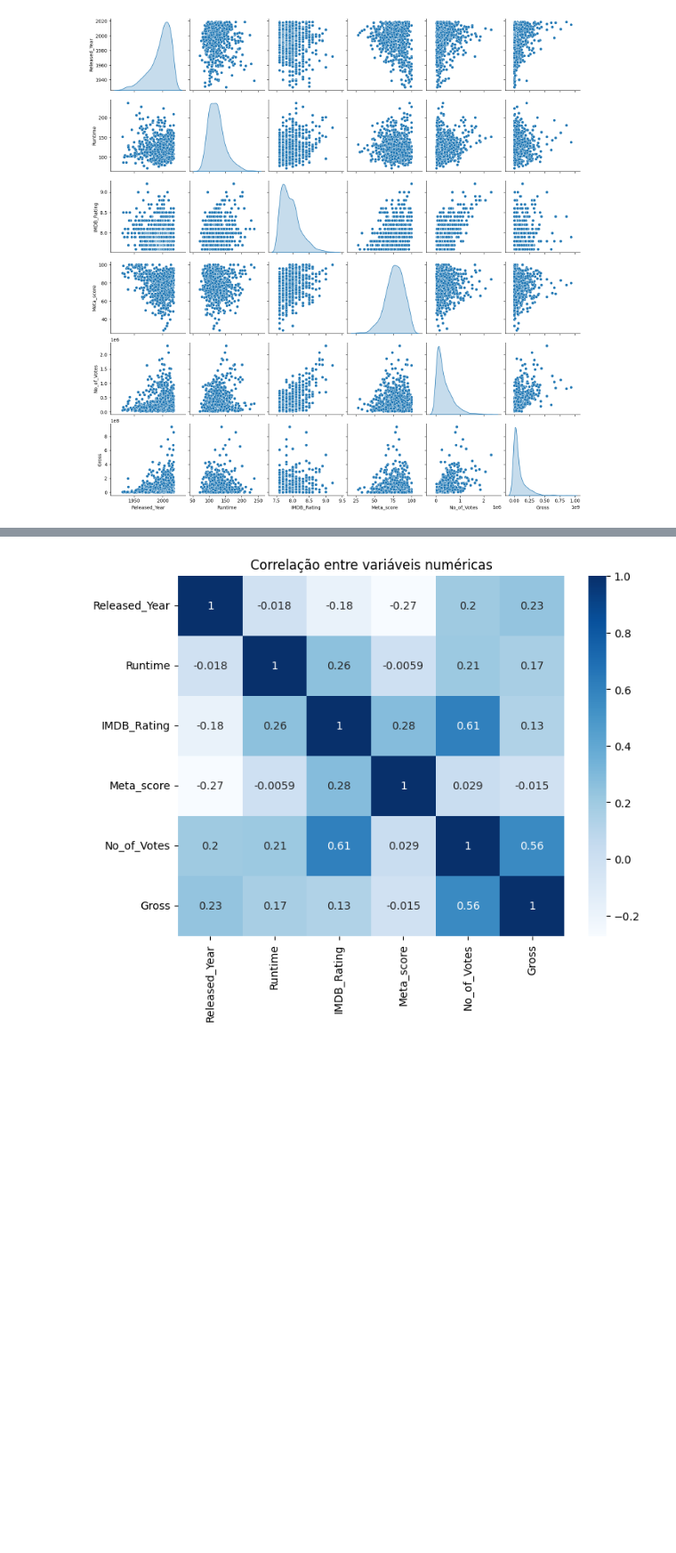
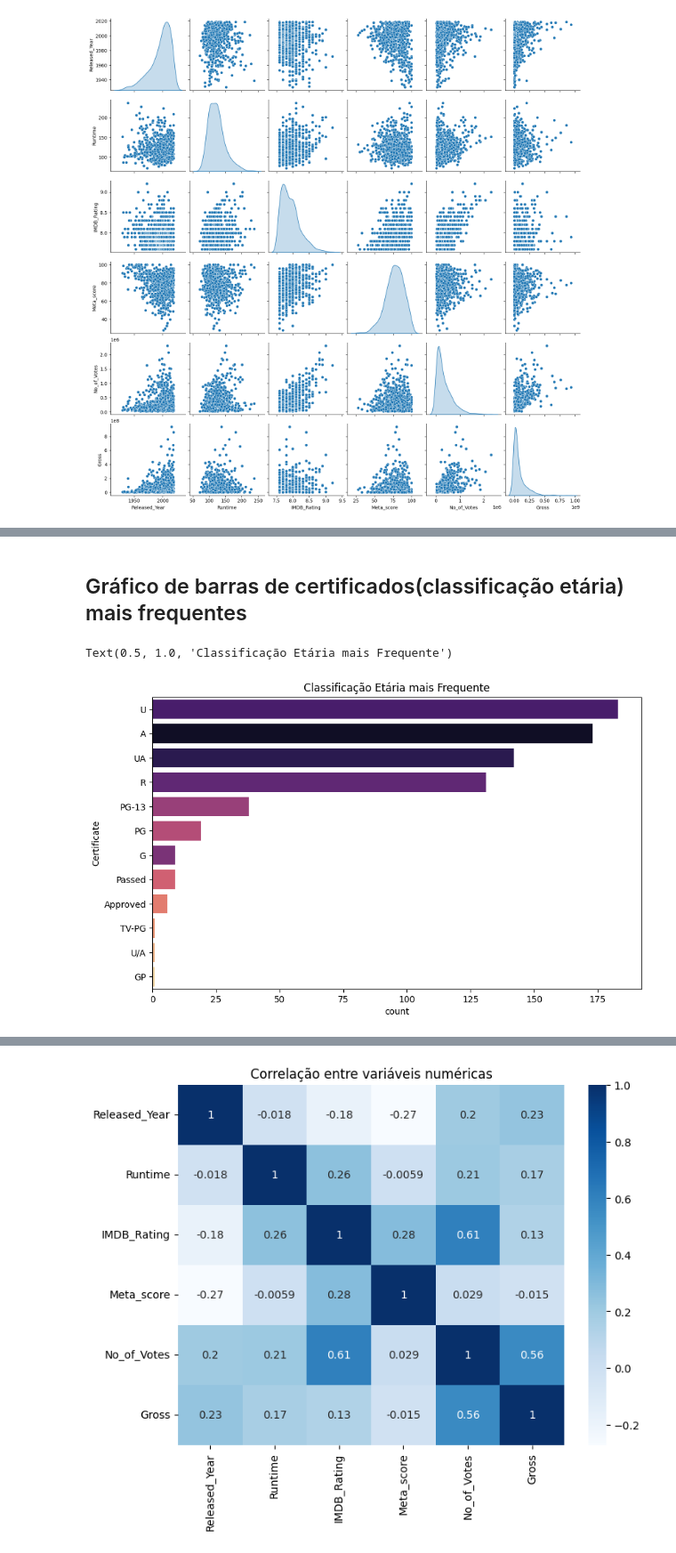
Before and after one commit to rodrigosena17/LH_CD_RodrigoSena, a Jupyter notebook: Jupyter Notebook/LH_CD_RodrigoSena.ipynb, the cells around one changed output, grey strips where cells are left out. Shown at 89% size. Drawn from its saved outputs; the diff is of its cells as text; code cells hidden in the pictures; blank space fills up the shorter version.

```diff
--- a/Jupyter Notebook/LH_CD_RodrigoSena.ipynb
+++ b/Jupyter Notebook/LH_CD_RodrigoSena.ipynb
@@ -356,0 +369,10 @@ plt.show()
+# %% [markdown]
+## Gráfico de barras de certificados(classificação etária) mais frequentes
+# %%
+plt.figure(figsize=(10,6))
+sns.countplot(data=df, y='Certificate', hue='Certificate', order=df['Certificate'].value_counts().index, palette='magma', legend=False)
+plt.savefig('../resultados/frequencia_barras_classificacao_etaria.png')
+plt.title('Classificação Etária mais Frequente')
+# %% [output]
+Text(0.5, 1.0, 'Classificação Etária mais Frequente')
+[figure, added]
```
Also changed, not shown: parts of 14 cells of this notebook, 13 other files.
